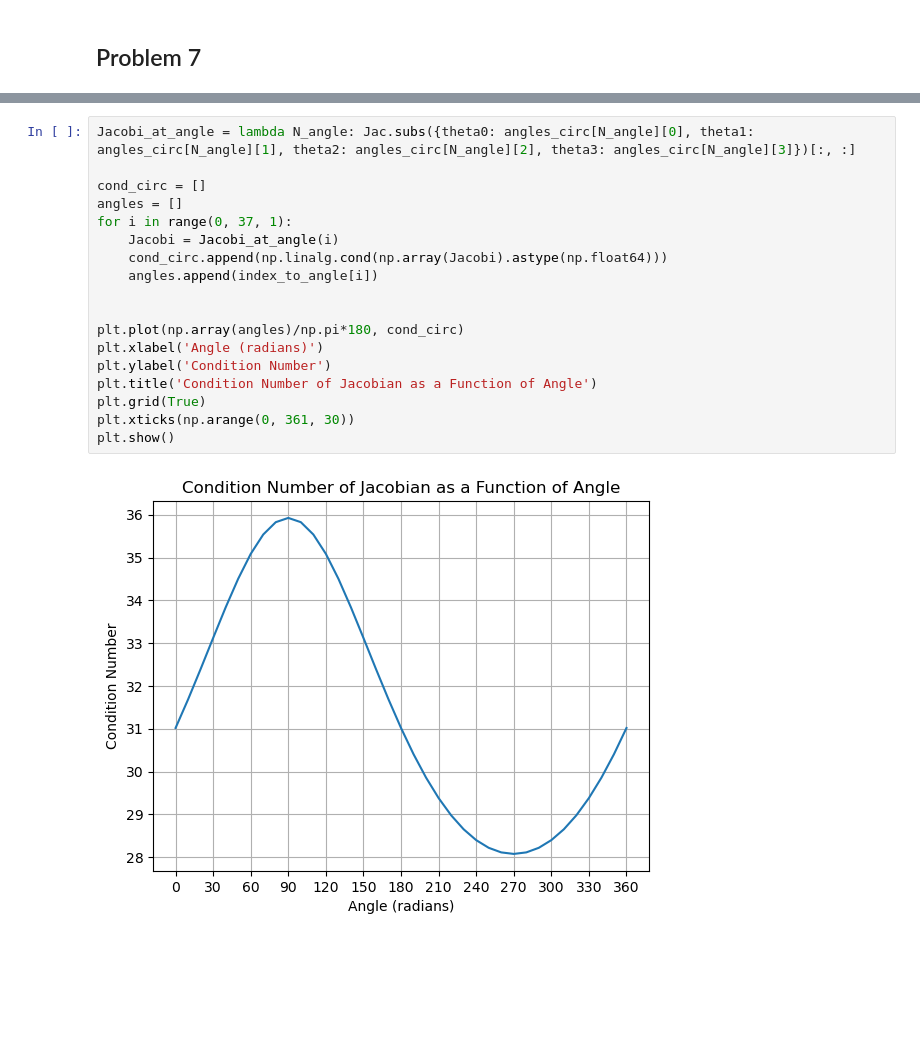
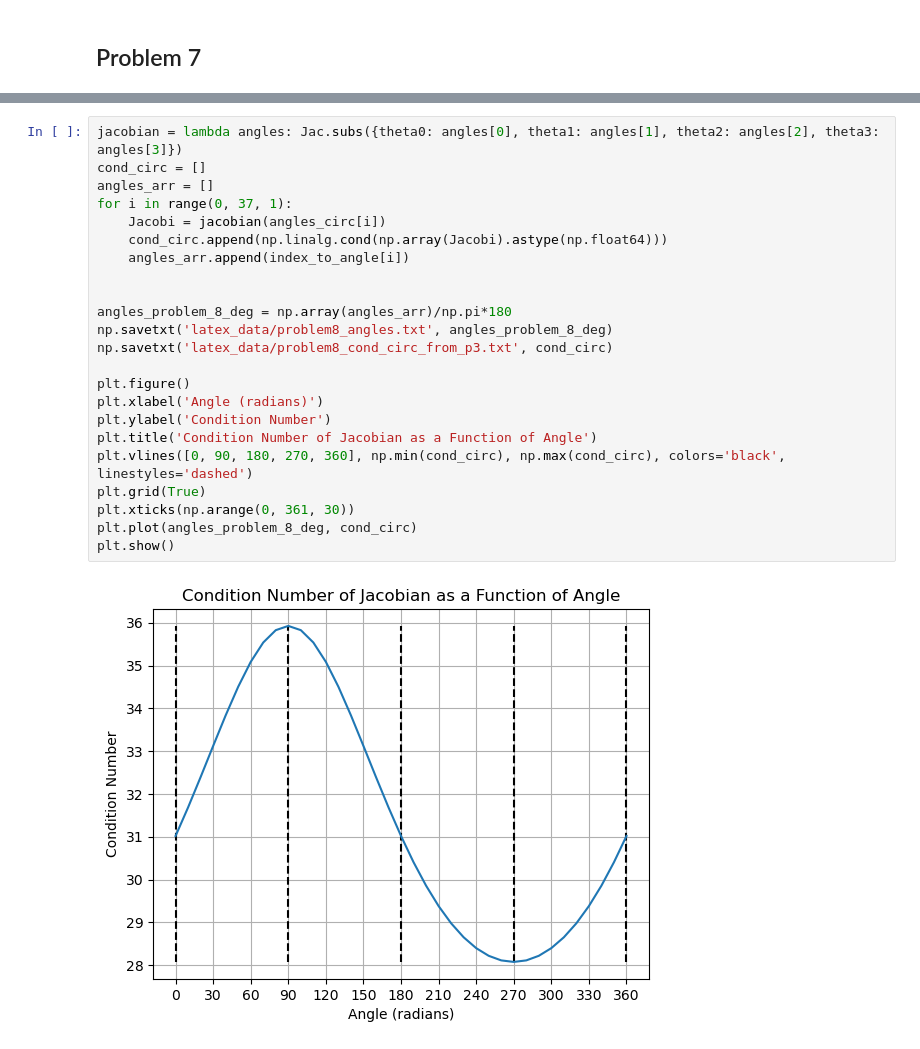
Before and after one commit to VictorLier/Robotics, a Jupyter notebook: Assignment/teori.ipynb, the cells around one changed output, grey strips where cells are left out. Saved outputs shown, nothing was run; the diff lists cells and outputs as text; blank space fills up the shorter version.

```diff
--- a/Assignment/teori.ipynb
+++ b/Assignment/teori.ipynb
@@ -411,23 +441,28 @@ plot_polynomials(angles_4)
 # %%
-Jacobi_at_angle = lambda N_angle: Jac.subs({theta0: angles_circ[N_angle][0], theta1: angles_circ[N_angle][1], theta2: angles_circ[N_angle][2], theta3: angles_circ[N_angle][3]})[:, :]
-
+jacobian = lambda angles: Jac.subs({theta0: angles[0], theta1: angles[1], theta2: angles[2], theta3: angles[3]})
 cond_circ = []
-angles = []
+angles_arr = []
 for i in range(0, 37, 1):
-    Jacobi = Jacobi_at_angle(i)
+    Jacobi = jacobian(angles_circ[i])
     cond_circ.append(np.linalg.cond(np.array(Jacobi).astype(np.float64)))
-    angles.append(index_to_angle[i])
+    angles_arr.append(index_to_angle[i])
 
 
-plt.plot(np.array(angles)/np.pi*180, cond_circ)
+angles_problem_8_deg = np.array(angles_arr)/np.pi*180
+np.savetxt('latex_data/problem8_angles.txt', angles_problem_8_deg)
+np.savetxt('latex_data/problem8_cond_circ_from_p3.txt', cond_circ)
+
+plt.figure()
 plt.xlabel('Angle (radians)')
 plt.ylabel('Condition Number')
 plt.title('Condition Number of Jacobian as a Function of Angle')
+plt.vlines([0, 90, 180, 270, 360], np.min(cond_circ), np.max(cond_circ), colors='black', linestyles='dashed')
 plt.grid(True)
 plt.xticks(np.arange(0, 361, 30))
+plt.plot(angles_problem_8_deg, cond_circ)
 plt.show()
 # %% [output]
-[figure, old version]
+[figure, new version]
 # %%
 torque = []
 F = sp.Matrix([0, 0, -1, 0, 0, 0])
```
Also changed, not shown: parts of 5 cells of this notebook, 12 other files.
